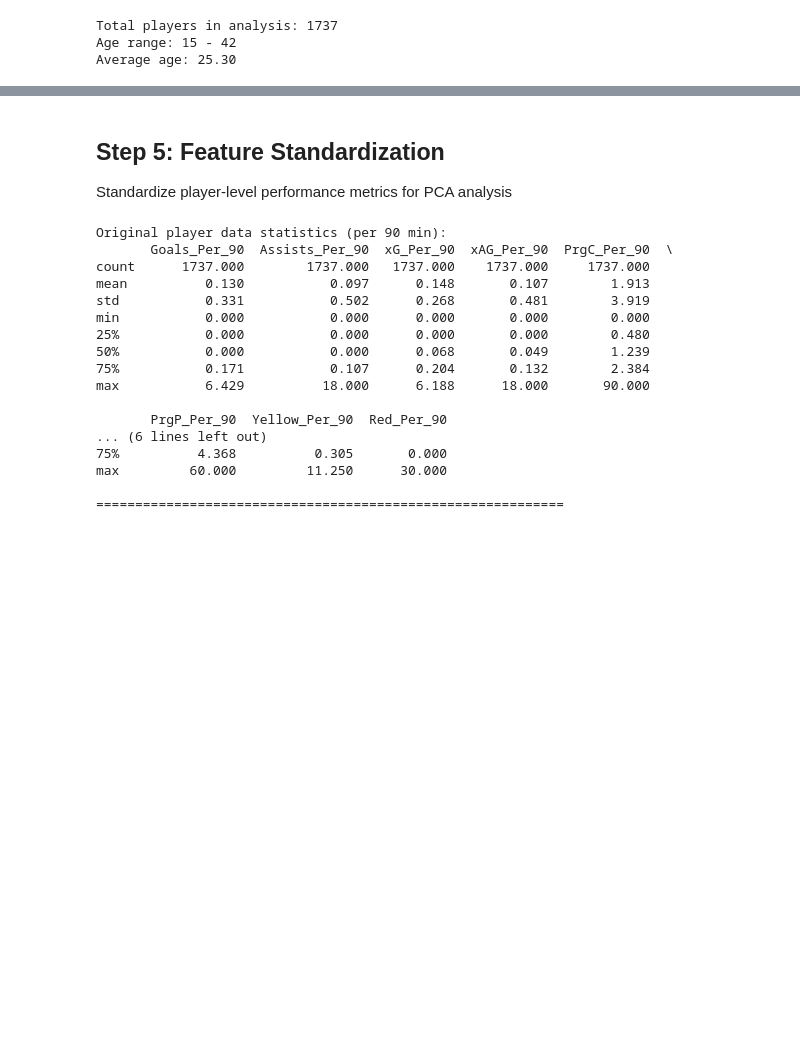
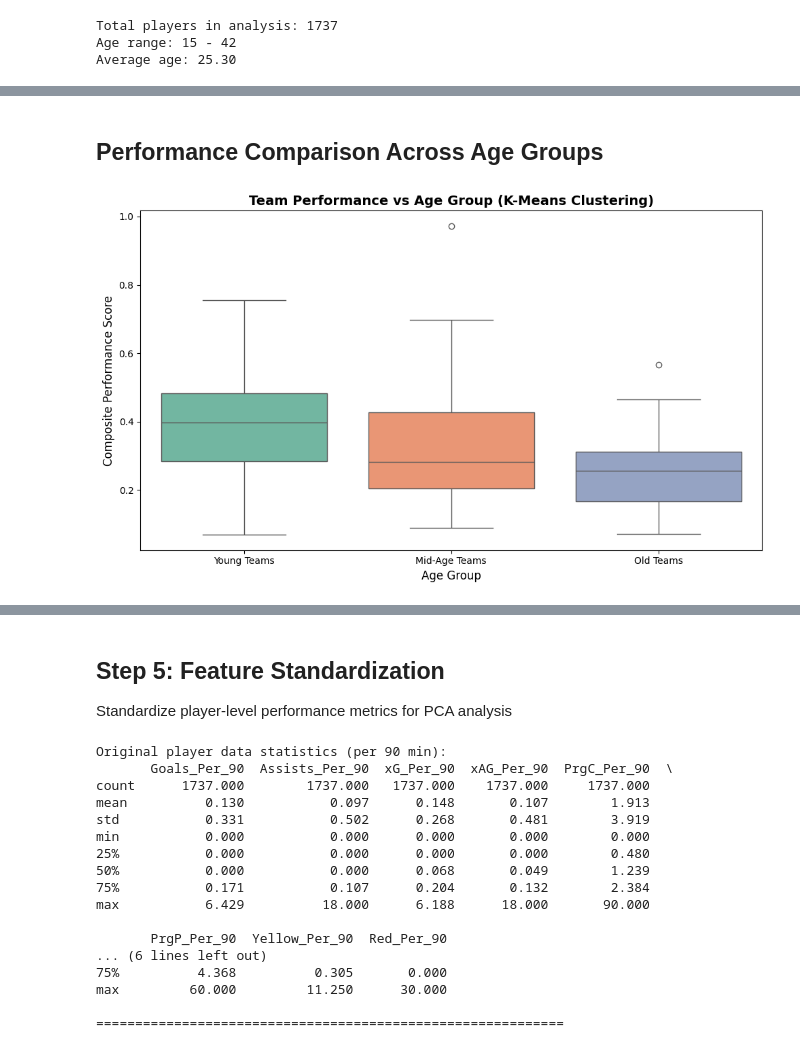
Before and after one commit to Bola-j/Football_Aanlytics_project, a Jupyter notebook: analysis/ques3.ipynb, the cells around one changed output, grey strips where cells are left out. Drawn from its saved outputs; the diff is of its cells as text; code cells hidden in the pictures; blank space fills up the shorter version.

```diff
--- a/analysis/ques3.ipynb
+++ b/analysis/ques3.ipynb
@@ -442,0 +675,28 @@ Average age: 25.30
+# %%
+# Apply K-Means clustering on team average age
+team_ages = team_stats[['Avg_Age']]
+team_kmeans = KMeans(n_clusters=3, random_state=42, n_init=10)
+team_stats['Age_Cluster'] = team_kmeans.fit_predict(team_ages)
+
+# Determine cluster meaning based on average age
+team_cluster_order = team_stats.groupby('Age_Cluster')['Avg_Age'].mean().sort_values().index.tolist()
+
+team_mapping = {
+    team_cluster_order[0]: "Young Teams",
+    team_cluster_order[1]: "Mid-Age Teams",
+    team_cluster_order[2]: "Old Teams"
+}
+
+team_stats['Age_Group'] = team_stats['Age_Cluster'].map(team_mapping)
+
+print("Team Age Groups:")
+print("="*70)
+for group in ['Young Teams', 'Mid-Age Teams', 'Old Teams']:
+    group_data = team_stats[team_stats['Age_Group'] == group]
+    print(f"\n{group}:")
+    print(f"  Count: {len(group_data)}")
+    print(f"  Age Range: {group_data['Avg_Age'].min():.2f} - {group_data['Avg_Age'].max():.2f}")
+    print(f"  Mean Age: {group_data['Avg_Age'].mean():.2f}")
+    print(f"  Mean Performance: {group_data['Team_Performance_Composite'].mean():.4f}")
+
+team_stats[['Team', 'League', 'Avg_Age', 'Age_Group', 'Team_Performance_Composite']].head(10)
@@ -442,0 +735,15 @@ Average age: 25.30
+# %% [markdown]
+## Performance Comparison Across Age Groups
+# %%
+# Box plot comparing performance across age groups
+plt.figure(figsize=(10, 6))
+sns.boxplot(data=team_stats, x='Age_Group', y='Team_Performance_Composite',
+            order=['Young Teams', 'Mid-Age Teams', 'Old Teams'],
+            palette='Set2')
+plt.title("Team Performance vs Age Group (K-Means Clustering)", fontsize=14, fontweight='bold')
+plt.xlabel("Age Group", fontsize=12)
+plt.ylabel("Composite Performance Score", fontsize=12)
+plt.tight_layout()
+plt.show()
+# %% [output]
+[figure, added]
```
Also changed, not shown: parts of 19 cells of this notebook, 1 other file.
